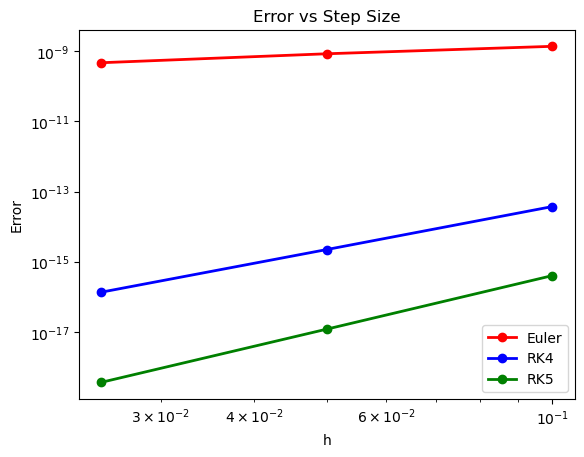
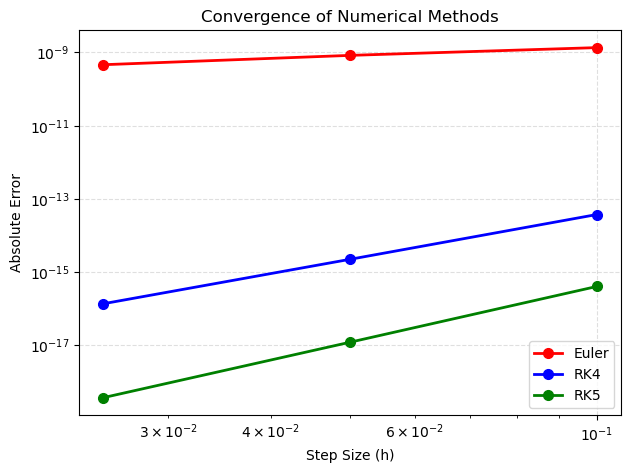
Unified diff of the notebook cell whose output changed from the first chart to the second:
--- before
+++ after
@@ -1,34 +1,53 @@
-hs = [ 0.1, 0.05, 0.025]
-error_1 = []  #error for euler
-error_2 = []  #error for rk4
-error_3 = []  #error for rk5
+# Step sizes
+hs = [0.1, 0.05, 0.025]
+
+# Error storage
+error_1 = []   # Euler
+error_2 = []   # RK4
+error_3 = []   # RK5
+
 T = 20
 
+# Compute errors
 for h in hs:
-     n = int(T/h) # consistant time
-     t_1, y_1 = EulerODE(f, 0, 1, n, h)
-     t_2, y_2 = rk4(f, 0, 1, n, h)
-     t_3, y_3 = rk5(f, 0, 1, n, h)
-     exact = np.exp(-20)
-     error_1.append(np.abs(y_1[-1] - exact))
-     error_2.append(np.abs(y_2[-1] - exact))
-     error_3.append(np.abs(y_3[-1] - exact))
 
-   
-plt.loglog(hs, error_1, 'o-', color='red', label='Euler')
-plt.loglog(hs, error_2, 'o-', color='blue', label='RK4')
-plt.loglog(hs, error_3, 'o-', color='green', label='RK5')
-plt.title("Error vs Step Size")
-plt.xlabel("h")
-plt.ylabel("Error")
+    n = int(T / h)
+
+    t_1, y_1 = EulerODE(f, 0, 1, n, h)
+    t_2, y_2 = rk4(f, 0, 1, n, h)
+    t_3, y_3 = rk5(f, 0, 1, n, h)
+
+    exact = np.exp(-20)
+
+    error_1.append(np.abs(y_1[-1] - exact))
+    error_2.append(np.abs(y_2[-1] - exact))
+    error_3.append(np.abs(y_3[-1] - exact))
+
+# Convergence plot
+plt.figure(figsize=(7,5))
+
+plt.loglog(hs, error_1,'o-',color='red',linewidth=2,markersize=7,label='Euler')
+
+plt.loglog(hs, error_2,'o-',color='blue',linewidth=2,markersize=7,label='RK4')
+
+plt.loglog(hs, error_3,'o-',color='green',linewidth=2,markersize=7,label='RK5')
+
+plt.xlabel("Step Size (h)")
+plt.ylabel("Absolute Error")
+plt.title("Convergence of Numerical Methods")
+
+plt.grid(True, linestyle='--', alpha=0.4)
+
 plt.legend()
+
 plt.show()
-slope_1 = np.polyfit(np.log(hs), np.log(error_1), 1)[0] #Euler
-slope_2 = np.polyfit(np.log(hs), np.log(error_2), 1)[0] #RK4
-slope_3 = np.polyfit(np.log(hs), np.log(error_3), 1)[0] #RK5
 
-# printing slope to find order 
+# Estimate order of accuracy
+slope_1 = np.polyfit(np.log(hs), np.log(error_1), 1)[0]
+slope_2 = np.polyfit(np.log(hs), np.log(error_2), 1)[0]
+slope_3 = np.polyfit(np.log(hs), np.log(error_3), 1)[0]
 
+# Print estimated orders
 print(f"Euler order ≈ {slope_1:.2f}")
-print(f"RK4 order ≈ {slope_2:.2f}")
-print(f"RK5 order ≈ {slope_3:.2f}")
+print(f"RK4 order   ≈ {slope_2:.2f}")
+print(f"RK5 order   ≈ {slope_3:.2f}")

Commit: added pendulum notebook